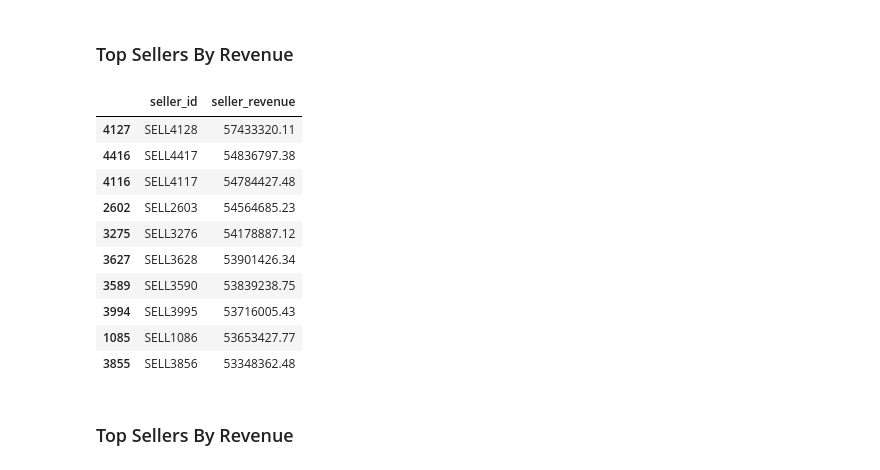
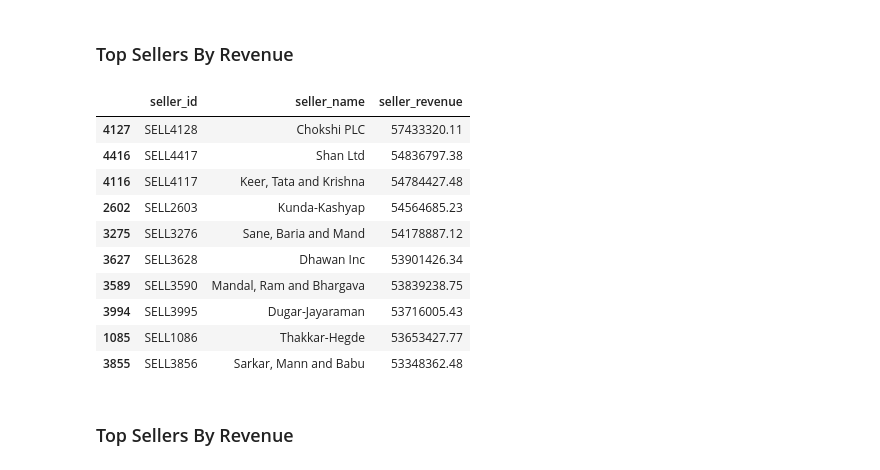
Before and after one commit to BhupathiTharun/Supply-chain-data-warehouse, a Jupyter notebook: notebooks/03_EDA.ipynb, the cells around one changed output. Drawn from its saved outputs; the diff is of its cells as text; code cells hidden in the pictures.

```diff
--- a/notebooks/03_EDA.ipynb
+++ b/notebooks/03_EDA.ipynb
@@ -564,23 +564,23 @@ Top_product_per_category
 # %% [markdown]
 ### Top Sellers By Revenue
 # %%
-top_seller=(round(df2.groupby('seller_id')['net_amount'].sum(),2)
+top_seller=(round(df2.groupby(['seller_id','seller_name'])['net_amount'].sum(),2)
             .reset_index(name='seller_revenue')
             .sort_values('seller_revenue',ascending=False)
             .head(10))
 top_seller
 # %% [output]
-|  | seller_id | seller_revenue |
-| 4127 | SELL4128 | 57433320.11 |
-| 4416 | SELL4417 | 54836797.38 |
-| 4116 | SELL4117 | 54784427.48 |
-| 2602 | SELL2603 | 54564685.23 |
-| 3275 | SELL3276 | 54178887.12 |
-| 3627 | SELL3628 | 53901426.34 |
-| 3589 | SELL3590 | 53839238.75 |
-| 3994 | SELL3995 | 53716005.43 |
-| 1085 | SELL1086 | 53653427.77 |
-| 3855 | SELL3856 | 53348362.48 |
+|  | seller_id | seller_name | seller_revenue |
+| 4127 | SELL4128 | Chokshi PLC | 57433320.11 |
+| 4416 | SELL4417 | Shan Ltd | 54836797.38 |
+| 4116 | SELL4117 | Keer, Tata and Krishna | 54784427.48 |
+| 2602 | SELL2603 | Kunda-Kashyap | 54564685.23 |
+| 3275 | SELL3276 | Sane, Baria and Mand | 54178887.12 |
+| 3627 | SELL3628 | Dhawan Inc | 53901426.34 |
+| 3589 | SELL3590 | Mandal, Ram and Bhargava | 53839238.75 |
+| 3994 | SELL3995 | Dugar-Jayaraman | 53716005.43 |
+| 1085 | SELL1086 | Thakkar-Hegde | 53653427.77 |
+| 3855 | SELL3856 | Sarkar, Mann and Babu | 53348362.48 |
 # %% [markdown]
 ###  Top Sellers By Revenue
 # %%
```
Also changed, not shown: parts of 25 cells of this notebook, 1 other file.
